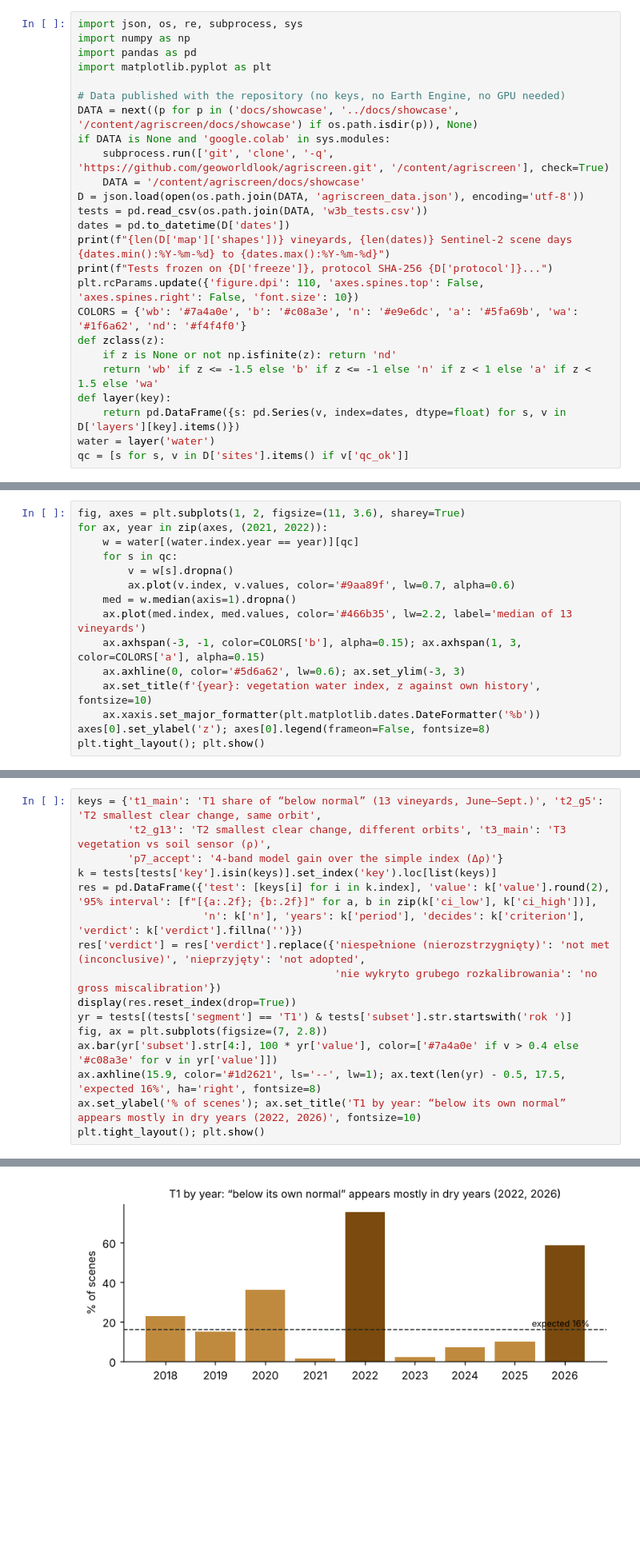
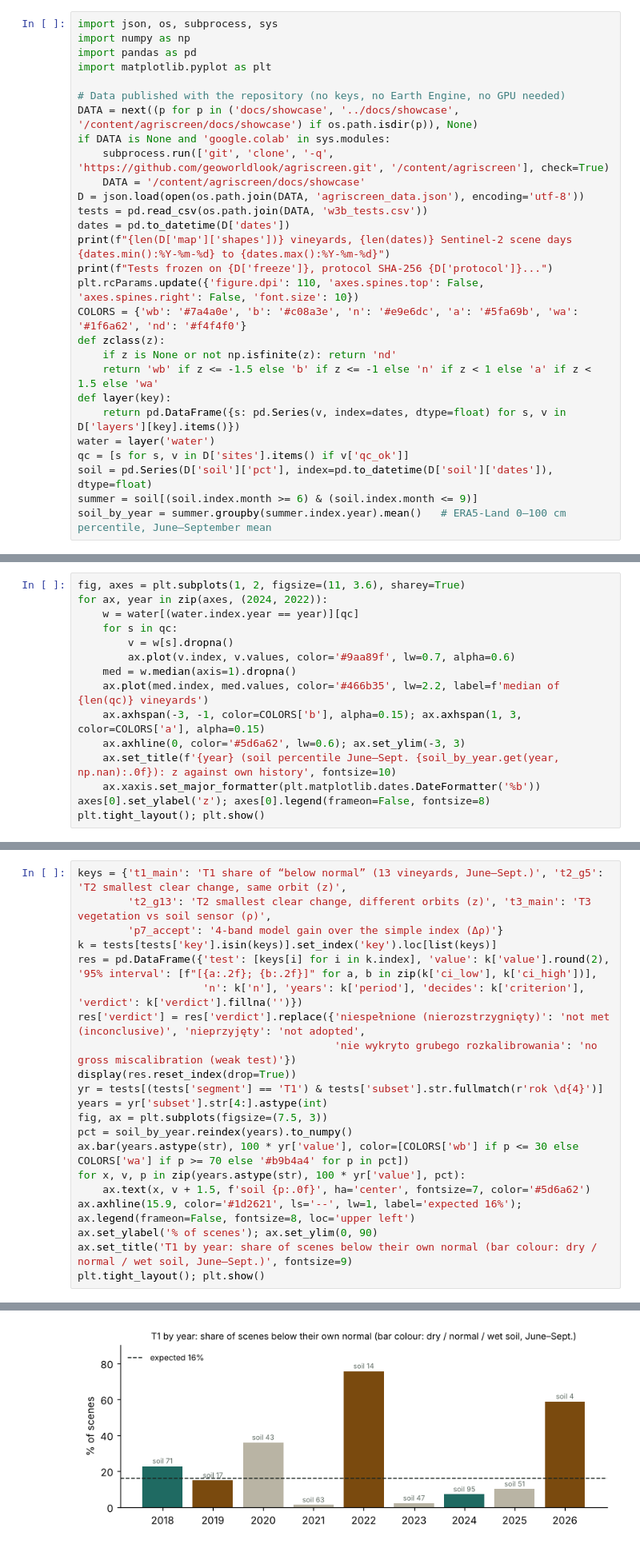
Before and after one commit to geoworldlook/agriscreen, a Jupyter notebook: notebooks/AgriScreen_story.ipynb, the cells around one changed output, grey strips where cells are left out. Shown at 80% size. Saved outputs shown, nothing was run; the diff lists cells and outputs as text; blank space fills up the shorter version.

```diff
--- a/notebooks/AgriScreen_story.ipynb
+++ b/notebooks/AgriScreen_story.ipynb
@@ -20,6 +21,6 @@ Interactive panel: `docs/showcase/agriscreen_panel.html` · code and protocol:
 [github.com/geoworldlook/agriscreen](https://github.com/geoworldlook/agriscreen).
 # %%
-import json, os, re, subprocess, sys
+import json, os, subprocess, sys
 import numpy as np
 import pandas as pd
 import matplotlib.pyplot as plt
@@ -43,6 +44,9 @@ def layer(key):
     return pd.DataFrame({s: pd.Series(v, index=dates, dtype=float) for s, v in D['layers'][key].items()})
 water = layer('water')
 qc = [s for s, v in D['sites'].items() if v['qc_ok']]
+soil = pd.Series(D['soil']['pct'], index=pd.to_datetime(D['soil']['dates']), dtype=float)
+summer = soil[(soil.index.month >= 6) & (soil.index.month <= 9)]
+soil_by_year = summer.groupby(summer.index.year).mean()   # ERA5-Land 0–100 cm percentile, June–September mean
 # %% [output]
 15 vineyards, 329 Sentinel-2 scene days 2018-04-19 to 2026-10-14
 Tests frozen on 2026-10-18, protocol SHA-256 f01b74a804b2...
@@ -112,15 +119,15 @@ many vineyards nearby are in the same state.
 # %%
 fig, axes = plt.subplots(1, 2, figsize=(11, 3.6), sharey=True)
-for ax, year in zip(axes, (2021, 2022)):
+for ax, year in zip(axes, (2024, 2022)):
     w = water[(water.index.year == year)][qc]
     for s in qc:
         v = w[s].dropna()
         ax.plot(v.index, v.values, color='#9aa89f', lw=0.7, alpha=0.6)
     med = w.median(axis=1).dropna()
-    ax.plot(med.index, med.values, color='#466b35', lw=2.2, label='median of 13 vineyards')
+    ax.plot(med.index, med.values, color='#466b35', lw=2.2, label=f'median of {len(qc)} vineyards')
     ax.axhspan(-3, -1, color=COLORS['b'], alpha=0.15); ax.axhspan(1, 3, color=COLORS['a'], alpha=0.15)
     ax.axhline(0, color='#5d6a62', lw=0.6); ax.set_ylim(-3, 3)
-    ax.set_title(f'{year}: vegetation water index, z against own history', fontsize=10)
+    ax.set_title(f'{year} (soil percentile June–Sept. {soil_by_year.get(year, np.nan):.0f}): z against own history', fontsize=10)
     ax.xaxis.set_major_formatter(plt.matplotlib.dates.DateFormatter('%b'))
 axes[0].set_ylabel('z'); axes[0].legend(frameon=False, fontsize=8)
 plt.tight_layout(); plt.show()
@@ -139,20 +146,25 @@ not be tuned after seeing the results. Only two tests decide something; the rest
 - **4-band model (decides the index):** does a model of red, red-edge, NIR and SWIR bands, trained on the sensor,
   beat the simple index on years it has not seen?
 # %%
-keys = {'t1_main': 'T1 share of “below normal” (13 vineyards, June–Sept.)', 't2_g5': 'T2 smallest clear change, same orbit',
-        't2_g13': 'T2 smallest clear change, different orbits', 't3_main': 'T3 vegetation vs soil sensor (ρ)',
+keys = {'t1_main': 'T1 share of “below normal” (13 vineyards, June–Sept.)', 't2_g5': 'T2 smallest clear change, same orbit (z)',
+        't2_g13': 'T2 smallest clear change, different orbits (z)', 't3_main': 'T3 vegetation vs soil sensor (ρ)',
         'p7_accept': '4-band model gain over the simple index (Δρ)'}
 k = tests[tests['key'].isin(keys)].set_index('key').loc[list(keys)]
 res = pd.DataFrame({'test': [keys[i] for i in k.index], 'value': k['value'].round(2), '95% interval': [f"[{a:.2f}; {b:.2f}]" for a, b in zip(k['ci_low'], k['ci_high'])],
                     'n': k['n'], 'years': k['period'], 'decides': k['criterion'], 'verdict': k['verdict'].fillna('')})
 res['verdict'] = res['verdict'].replace({'niespełnione (nierozstrzygnięty)': 'not met (inconclusive)', 'nieprzyjęty': 'not adopted',
-                                         'nie wykryto grubego rozkalibrowania': 'no gross miscalibration'})
+                                         'nie wykryto grubego rozkalibrowania': 'no gross miscalibration (weak test)'})
 display(res.reset_index(drop=True))
-yr = tests[(tests['segment'] == 'T1') & tests['subset'].str.startswith('rok ')]
-fig, ax = plt.subplots(figsize=(7, 2.8))
-ax.bar(yr['subset'].str[4:], 100 * yr['value'], color=['#7a4a0e' if v > 0.4 else '#c08a3e' for v in yr['value']])
-ax.axhline(15.9, color='#1d2621', ls='--', lw=1); ax.text(len(yr) - 0.5, 17.5, 'expected 16%', ha='right', fontsize=8)
-ax.set_ylabel('% of scenes'); ax.set_title('T1 by year: “below its own normal” appears mostly in dry years (2022, 2026)', fontsize=10)
+yr = tests[(tests['segment'] == 'T1') & tests['subset'].str.fullmatch(r'rok \d{4}')]
+years = yr['subset'].str[4:].astype(int)
+fig, ax = plt.subplots(figsize=(7.5, 3))
+pct = soil_by_year.reindex(years).to_numpy()
+ax.bar(years.astype(str), 100 * yr['value'], color=[COLORS['wb'] if p <= 30 else COLORS['wa'] if p >= 70 else '#b9b4a4' for p in pct])
+for x, v, p in zip(years.astype(str), 100 * yr['value'], pct):
+    ax.text(x, v + 1.5, f'soil {p:.0f}', ha='center', fontsize=7, color='#5d6a62')
+ax.axhline(15.9, color='#1d2621', ls='--', lw=1, label='expected 16%'); ax.legend(frameon=False, fontsize=8, loc='upper left')
+ax.set_ylabel('% of scenes'); ax.set_ylim(0, 90)
+ax.set_title('T1 by year: share of scenes below their own normal (bar colour: dry / normal / wet soil, June–Sept.)', fontsize=9)
 plt.tight_layout(); plt.show()
 # %% [output]
 | test | value | 95% interval | n | years | decides | verdict |
@@ -161,5 +173,5 @@ plt.tight_layout(); plt.show()
 | T2 smallest clear change, differe... | 1.12 | [0.77; 1.46] | 799 | 2019-2026 | False |  |
 | T3 vegetation vs soil sensor (ρ) | 0.55 | [-0.02; 1.00] | 140 | 2018-2024 | True | not met (inconclusive) |
 | 4-band model gain over the simple... | -0.01 | [-0.18; 0.16] | 140 | 2018-2024 | True | not adopted |
-[figure, old version]
+[figure, new version]
 # %% [markdown]
```
Also changed, not shown: parts of 13 cells of this notebook, 10 other files.
